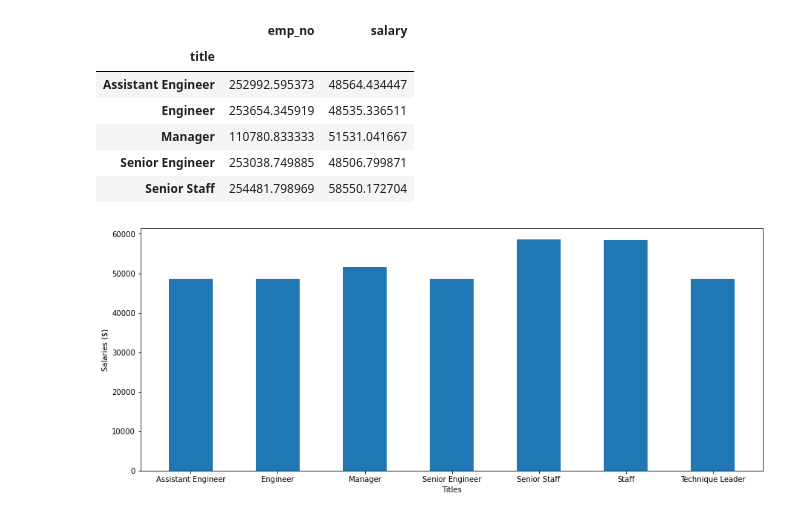
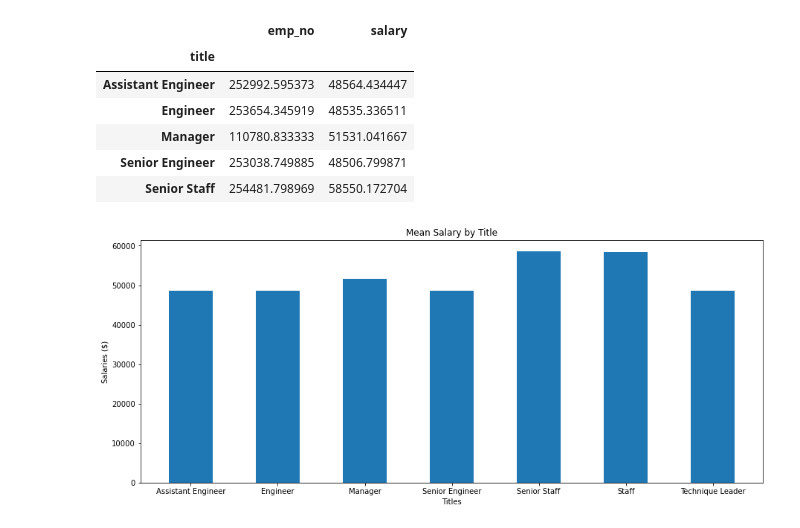
Before and after one commit to seneubauer/sql-challenge, a Jupyter notebook: data_validation.ipynb, the cells around one changed output. Cells and saved outputs as stored; diff of their text form; code cells hidden in the pictures.

```diff
--- a/data_validation.ipynb
+++ b/data_validation.ipynb
@@ -81,13 +89,14 @@ grouped_df.head()
 # %%
 # show the distribution of salaries by title
 plt.figure(figsize = (15, 6))
 plt.bar([i for i in range(len(grouped_df.index))], grouped_df["salary"], width = 0.5, bottom = 0, align = "center")
 plt.xticks([i for i in range(len(grouped_df.index))], grouped_df.index)
 plt.xlabel("Titles")
 plt.ylabel("Salaries ($)")
+plt.title("Mean Salary by Title")
 plt.show()
 # %% [output]
-[figure, old version]
+[figure, new version]
 # %%
 # release the resources
 conn.close()
```
Also changed, not shown: parts of 3 cells of this notebook.
